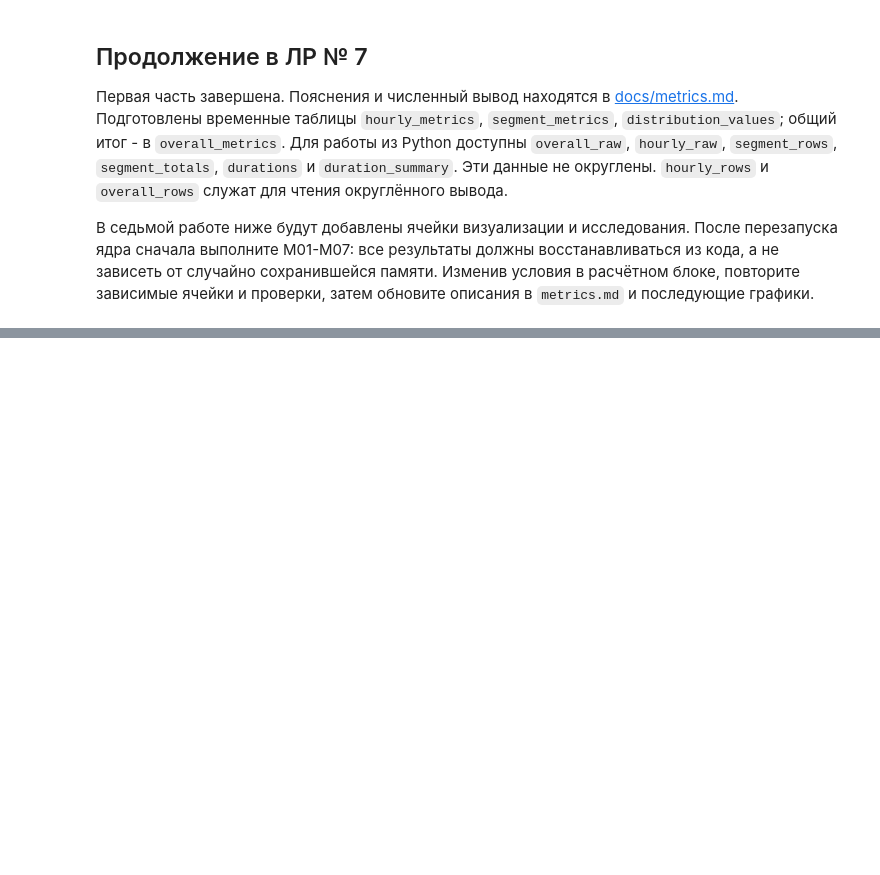
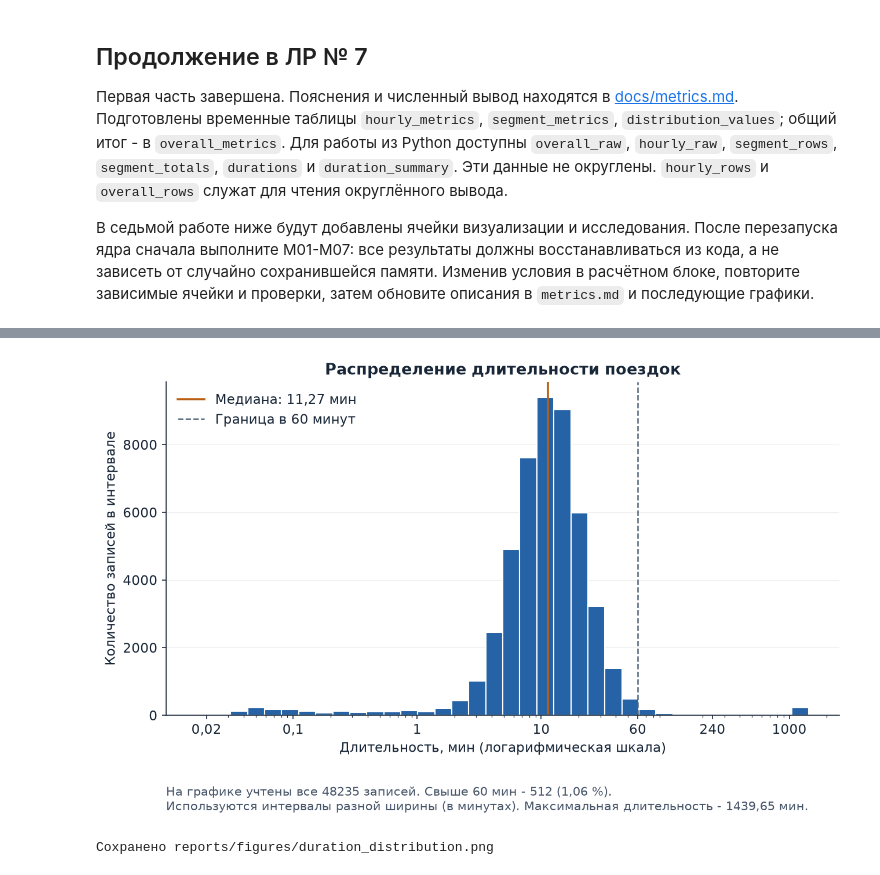
Before and after one commit to stem-z/itad-labs-demo, a Jupyter notebook: notebooks/calculate_metrics.ipynb, the cells around one changed output, grey strips where cells are left out. Saved outputs shown, nothing was run; the diff lists cells and outputs as text; code cells hidden in the pictures; blank space fills up the shorter version.

```diff
--- a/notebooks/calculate_metrics.ipynb
+++ b/notebooks/calculate_metrics.ipynb
@@ -369,0 +609,55 @@ print(f"Проверок пройдено: {len(check_rows)} из {len(check_row
+# %%
+# E05. График 3. Распределение длительности
+# Количество интервалов и граница длинных поездок
+HISTOGRAM_BINS = 36
+TAIL_MINUTES = 60
+
+# Границы интервалов для логарифмической шкалы
+_, minimum, duration_median, maximum = duration_summary
+assert 0 < minimum < maximum, "Для логарифмической оси нужны разные положительные значения"
+bin_edges = [
+    minimum * (maximum / minimum) ** (index / HISTOGRAM_BINS)
+    for index in range(HISTOGRAM_BINS + 1)
+]
+bin_edges[0], bin_edges[-1] = minimum, maximum
+# Количество и доля длительностей свыше часа
+tail_count = sum(value > TAIL_MINUTES for value in durations)
+tail_percent = 100 * tail_count / len(durations)
+
+# Создание области графика и построение гистограммы
+fig, ax = plt.subplots(figsize=(10, 5.9))
+ax.hist(durations, bins=bin_edges, color="#2563A6", edgecolor="white")
+# Логарифмическая шкала и подписи отметок
+ax.set_xscale("log")
+ax.set_xticks([0.02, 0.1, 1, 10, 60, 240, 1000])
+ax.xaxis.set_major_formatter(FuncFormatter(lambda value, _: f"{value:g}".replace(".", ",")))
+# Линия медианы и граница в 60 минут
+ax.axvline(
+    duration_median, color="#B95F13", lw=1.7,
+    label=f"Медиана: {format_float(duration_median)} мин",
+)
+ax.axvline(TAIL_MINUTES, color="#52667A", ls="--", lw=1.2, label=f"Граница в {TAIL_MINUTES} минут")
+# Заголовок и подписи осей
+ax.set(
+    title="Распределение длительности поездок",
+    xlabel="Длительность, мин (логарифмическая шкала)",
+    ylabel="Количество записей в интервале",
+)
+# Легенда и сетка
+ax.legend(frameon=False, loc="upper left")
+ax.grid(axis="y", alpha=0.2)
+ax.set_axisbelow(True)
+# Подпись с охватом выборки и максимумом
+fig.subplots_adjust(bottom=0.23)
+fig.text(
+    0.125, 0.045,
+    f"На графике учтены все {len(durations)} записей. "
+    f"Свыше 60 мин - {tail_count} ({format_float(tail_percent, 2)} %).\n"
+    f"Используются интервалы разной ширины (в минутах). Максимальная длительность - {format_float(maximum)} мин.",
+    fontsize=10, color="#475569",
+)
+# Сохранение и отображение графика
+save_and_show(fig, "duration_distribution.png")
+# %% [output]
+[figure, added]
+Сохранено reports/figures/duration_distribution.png
```
Also changed, not shown: parts of 12 cells of this notebook, 5 other files.
